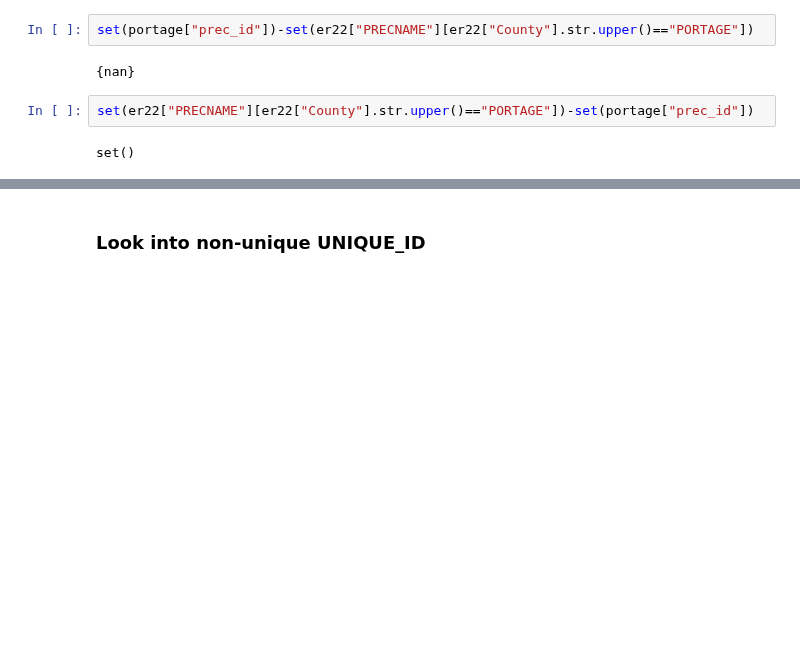
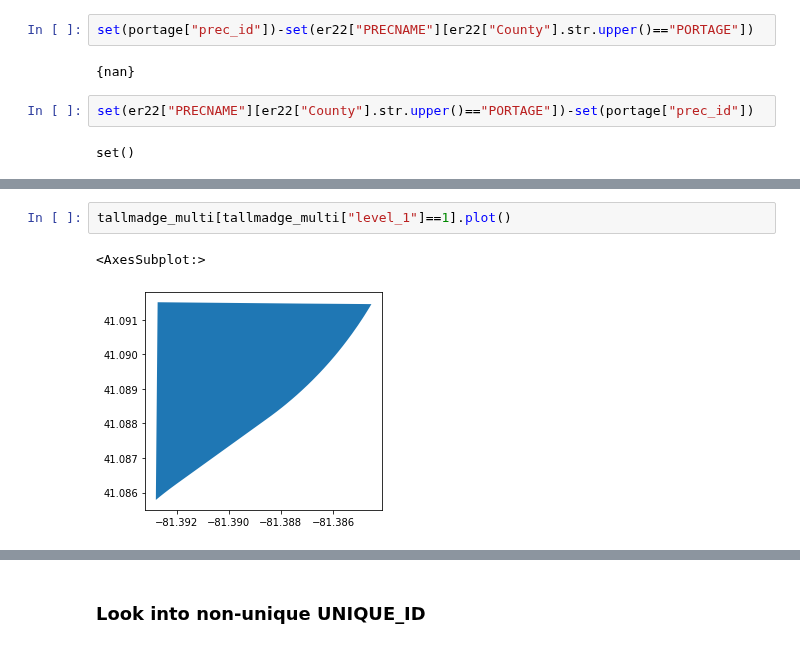
Before and after one commit to nonpartisan-redistricting-datahub/pber_collection, a Jupyter notebook: OH/2022/oh_boundaries_prec_matching.ipynb, the cells around one changed output, grey strips where cells are left out. Cells and saved outputs as stored; diff of their text form; blank space fills up the shorter version.

```diff
--- a/OH/2022/oh_boundaries_prec_matching.ipynb
+++ b/OH/2022/oh_boundaries_prec_matching.ipynb
@@ -594,0 +806,5 @@ portage[(~portage["prec_id"].isna())&(portage["prec_id"].str.upper().str.contain
+# %%
+tallmadge_multi[tallmadge_multi["level_1"]==1].plot()
+# %% [output]
+<AxesSubplot:>
+[figure, added]
```
Also changed, not shown: parts of 71 cells of this notebook.
